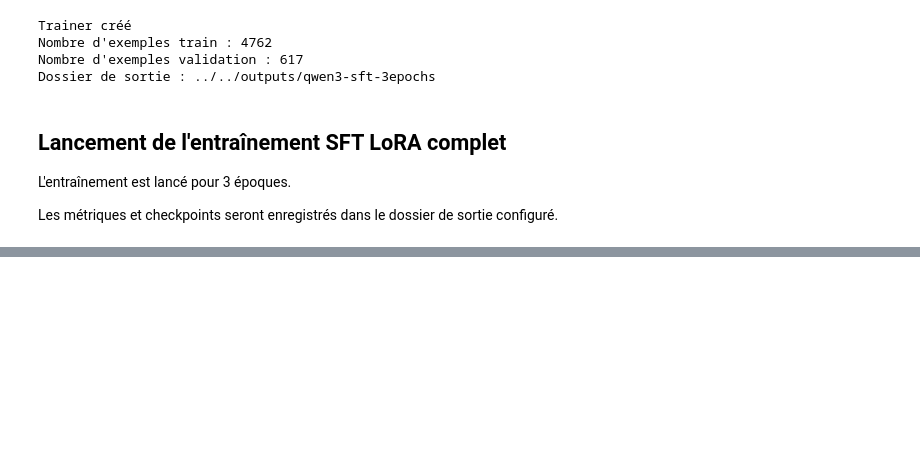
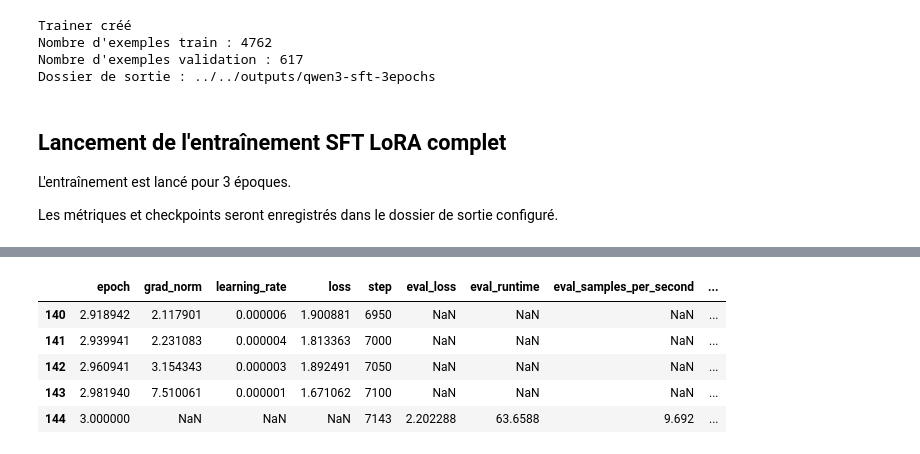
Before and after one commit to CelPri/projet14-triage-medical-ai, a Jupyter notebook: notebooks/training/02_sft_lora_full_run.ipynb, the cells around one changed output, grey strips where cells are left out. Saved outputs shown, nothing was run; the diff lists cells and outputs as text; code cells hidden in the pictures; blank space fills up the shorter version.

```diff
--- a/notebooks/training/02_sft_lora_full_run.ipynb
+++ b/notebooks/training/02_sft_lora_full_run.ipynb
@@ -415,0 +444,19 @@ Compile with `TORCH_USE_CUDA_DSA` to enable device-side assertions.
+# %%
+import json
+import pandas as pd
+
+trainer_state_path = "../../outputs/qwen3-sft-3epochs/checkpoint-7143/trainer_state.json"
+
+with open(trainer_state_path, "r", encoding="utf-8") as f:
+    trainer_state = json.load(f)
+
+logs_df = pd.DataFrame(trainer_state["log_history"])
+
+logs_df.tail()
+# %% [output]
+|  | epoch | grad_norm | learning_rate | loss | step | eval_loss | eval_runtime | eval_samples_per_second | ... |
+| 140 | 2.918942 | 2.117901 | 0.000006 | 1.900881 | 6950 | NaN | NaN | NaN | ... |
+| 141 | 2.939941 | 2.231083 | 0.000004 | 1.813363 | 7000 | NaN | NaN | NaN | ... |
+| 142 | 2.960941 | 3.154343 | 0.000003 | 1.892491 | 7050 | NaN | NaN | NaN | ... |
+| 143 | 2.981940 | 7.510061 | 0.000001 | 1.671062 | 7100 | NaN | NaN | NaN | ... |
+| 144 | 3.000000 | NaN | NaN | NaN | 7143 | 2.202288 | 63.6588 | 9.692 | ... |
```
Also changed, not shown: parts of 13 cells of this notebook, 4 other files.
